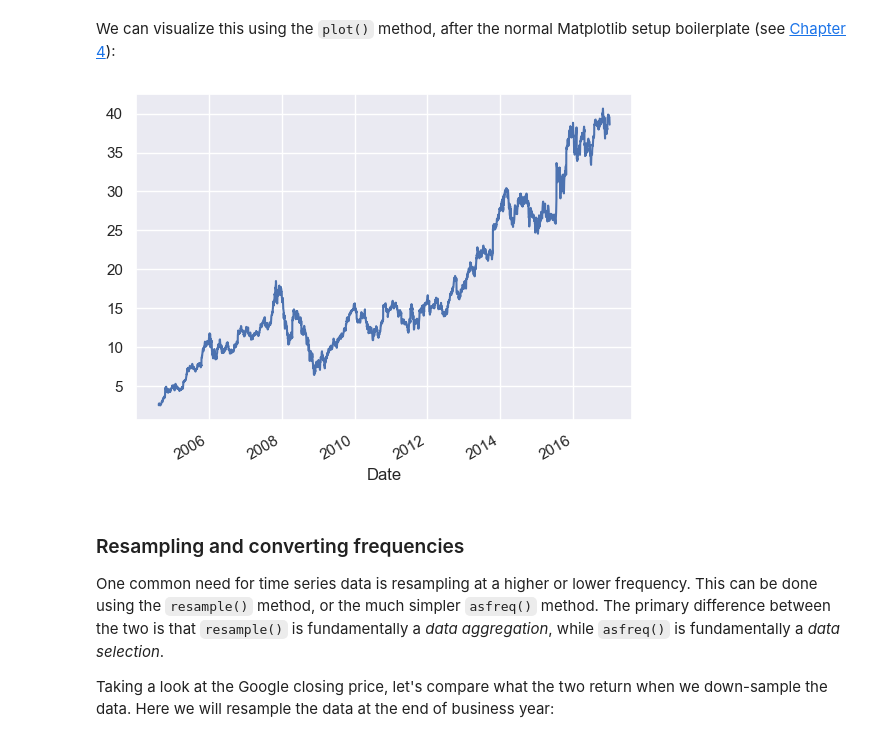
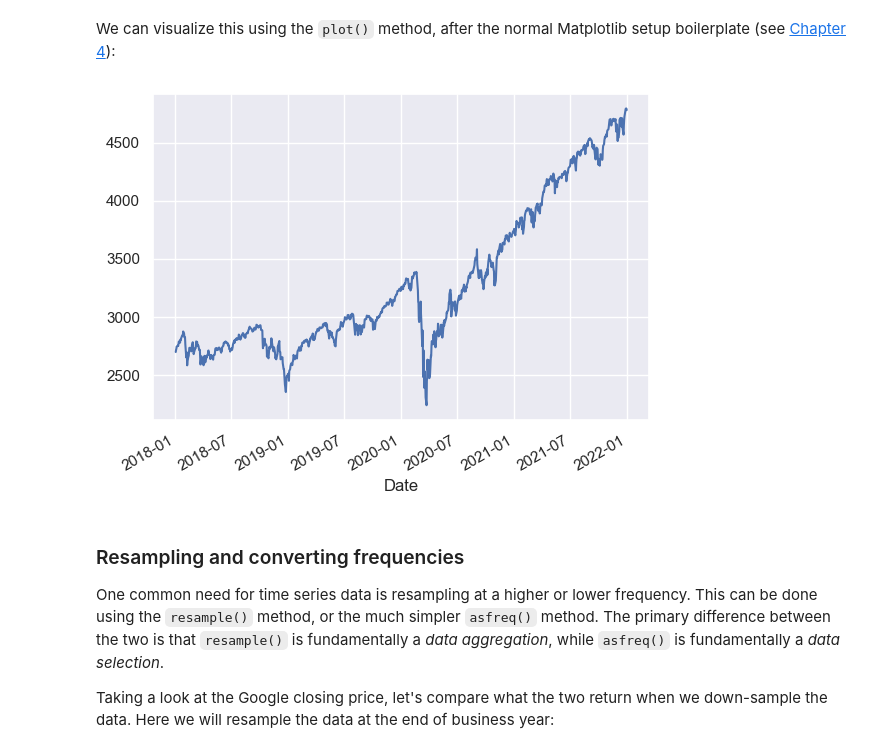
Before and after one commit to ychoi-kr/PythonDataScienceHandbook-2nd-KO, a Jupyter notebook: notebooks_v2/03.11-Working-with-Time-Series.ipynb, the cells around one changed output. Saved outputs shown, nothing was run; the diff lists cells and outputs as text; code cells hidden in the pictures.

```diff
--- a/notebooks_v2/03.11-Working-with-Time-Series.ipynb
+++ b/notebooks_v2/03.11-Working-with-Time-Series.ipynb
@@ -383,11 +383,10 @@ We can visualize this using the ``plot()`` method, after the normal Matplotlib s
 # %%
 %matplotlib inline
 import matplotlib.pyplot as plt
 import seaborn; seaborn.set()
+sp500.plot();
+# %% [output]
+[figure, added]
-# %%
-goog.plot();
-# %% [output]
-[figure, removed]
 # %% [markdown]
 ### Resampling and converting frequencies
 
```
Also changed, not shown: parts of 26 cells of this notebook.
